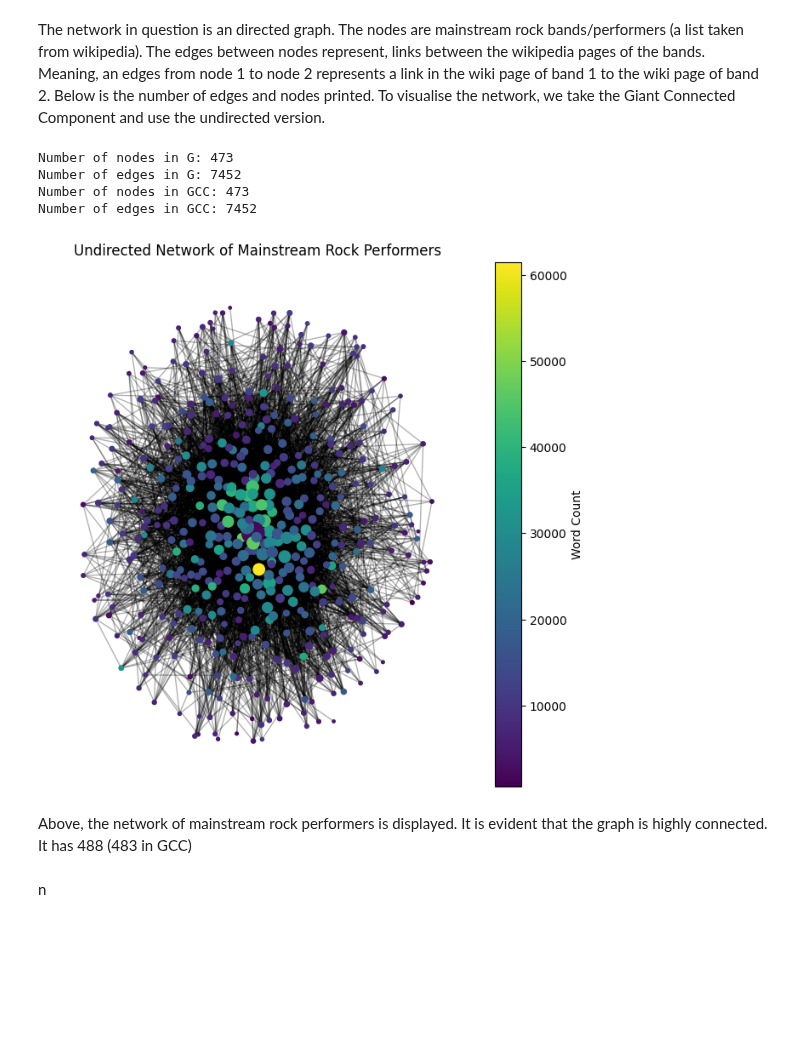
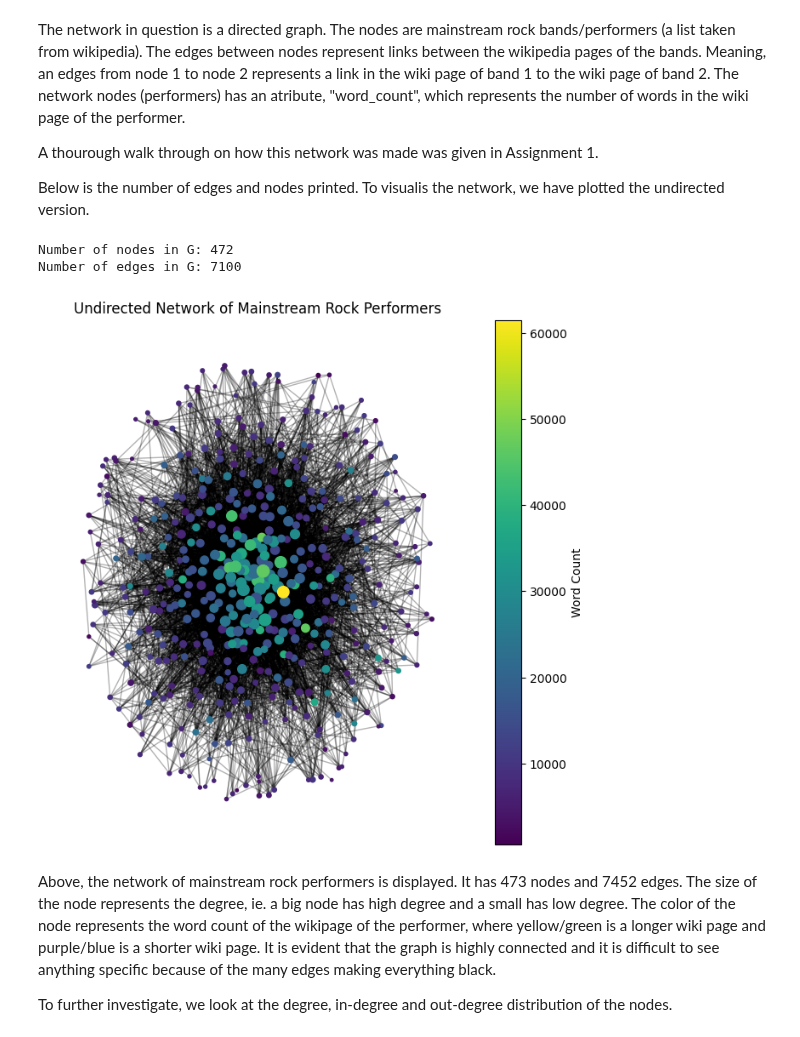
Before and after one commit to noanorgaard/SocialGraphs, a Jupyter notebook: Assignment2/Part1.ipynb, the cells around one changed output. Drawn from its saved outputs; the diff is of its cells as text; code cells hidden in the pictures; blank space fills up the shorter version.

```diff
--- a/Assignment2/Part1.ipynb
+++ b/Assignment2/Part1.ipynb
@@ -19,47 +14,56 @@ import random
 # %% [markdown]
-The network in question is an directed graph. The nodes are mainstream rock bands/performers (a list taken from wikipedia). The edges between nodes represent, links between the wikipedia pages of the bands. Meaning, an edges from node 1 to node 2 represents a link in the wiki page of band 1 to the wiki page of band 2. Below is the number of edges and nodes printed.
-To visualise the network, we take the Giant Connected Component and use the undirected version.
+The network in question is a directed graph.
+The nodes are mainstream rock bands/performers (a list taken from wikipedia). The edges between nodes represent links between the wikipedia pages of the bands. Meaning, an edges from node 1 to node 2 represents a link in the wiki page of band 1 to the wiki page of band 2.
+The network nodes (performers) has an atribute, "word_count", which represents the number of words in the wiki page of the performer.
+
+A thourough walk through on how this network was made was given in Assignment 1.
+
+Below is the number of edges and nodes printed. To visualis the network, we have plotted the undirected version.
 # %%
+#  Loading the graph from Github as decribed in the exercise
+import networkx as nx
+import matplotlib.pyplot as plt
+import numpy as np
+import requests
+import random
+
+# TODO load rigtig graf fra git!!! TJEK at AllMusic ikke er med!!! (se degrees nedenfor))
+
 # load graph from URL
-url = r"https://raw.githubusercontent.com/noanorgaard/SocialGraphs/refs/heads/main/Noa/Bands_graph.graphml"# Loading graph from a GraphML file from a URL
-data = requests.get(url).text
-G = nx.parse_graphml(data)
+#url = r"https://raw.githubusercontent.com/noanorgaard/SocialGraphs/refs/heads/main/Noa/Bands_graph.graphml"# Loading graph from a GraphML file from a URL
+#data = requests.get(url).text
+#G = nx.parse_graphml(data)
+
+# load graph from local file
+G = nx.read_graphml(r"/Users/iben/Desktop/Social_graphs/SocialGraphs/Noa/Bands_graph.graphml")
 
 #### BASIC INFO
 print(f"Number of nodes in G: {G.number_of_nodes()}")
 print(f"Number of edges in G: {G.number_of_edges()}")
 
 ### VISULISATION
-largest_cc = max(nx.weakly_connected_components(G), key=len) #  largest connected component
-GCC = G.subgraph(largest_cc).copy()
-GCC_undirected = GCC.to_undirected()
-
-print(f"Number of nodes in GCC: {GCC.number_of_nodes()}")
-print(f"Number of edges in GCC: {GCC.number_of_edges()}")
-
+G_undirected = G.to_undirected()
 # plot
 plt.figure(figsize=(8,8))
-pos = nx.spring_layout(GCC_undirected, seed=42, k = 0.8)  # positions for all
+pos = nx.spring_layout(G_undirected, seed=42, k = 0.8)  # positions for all
 #pos = nx.forceatlas2_layout(GCC_undirected, seed=42, strong_gravity=True)  # positions for all nodes
 
 # node sizes based on degree
-node_sizes = [5 + 1 * GCC_undirected.degree(n) for n in GCC_undirected.nodes()]
+node_sizes = [5 + 1 * G_undirected.degree(n) for n in G_undirected.nodes()]
 
 # node colors based on word count (content length)
-node_colors = [GCC_undirected.nodes[n]['word_count'] for n in GCC_undirected.nodes()]
-nodes = nx.draw_networkx_nodes(GCC_undirected, pos, node_size=node_sizes, node_color=node_colors, cmap=plt.cm.viridis)
-edges = nx.draw_networkx_edges(GCC_undirected, pos, alpha=0.3)
+node_colors = [G_undirected.nodes[n]['word_count'] for n in G_undirected.nodes()]
+nodes = nx.draw_networkx_nodes(G_undirected, pos, node_size=node_sizes, node_color=node_colors, cmap=plt.cm.viridis)
+edges = nx.draw_networkx_edges(G_undirected, pos, alpha=0.3)
 plt.colorbar(nodes, label='Word Count')
 plt.title('Undirected Network of Mainstream Rock Performers')
 plt.axis('off')
 plt.show()
 # %% [output]
-Number of nodes in G: 473
-Number of edges in G: 7452
-Number of nodes in GCC: 473
-Number of edges in GCC: 7452
+Number of nodes in G: 472
+Number of edges in G: 7100
-[figure, old version]
+[figure, new version]
 # %% [markdown]
-Above, the network of mainstream rock performers is displayed. It is evident that the graph is highly connected. It has 488 (483 in GCC)
+Above, the network of mainstream rock performers is displayed. It has 473 nodes and 7452 edges. The size of the node represents the degree, ie. a big node has high degree and a small has low degree. The color of the node represents the word count of the wikipage of the performer, where yellow/green is a longer wiki page and purple/blue is a shorter wiki page. It is evident that the graph is highly connected and it is difficult to see anything specific because of the many edges making everything black.
+
+To further investigate, we look at the degree, in-degree and out-degree distribution of the nodes.
-# %% [markdown]
-n
```
Also changed, not shown: parts of 6 cells of this notebook.
